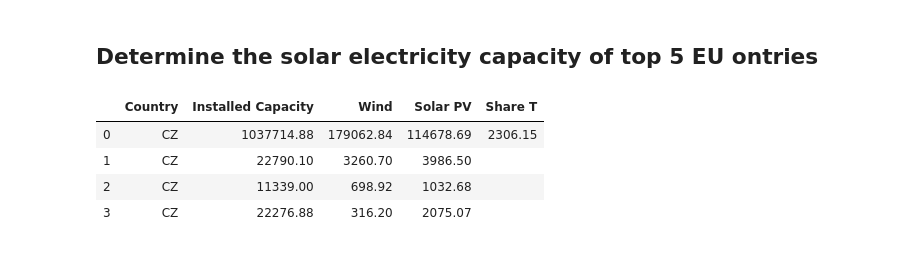
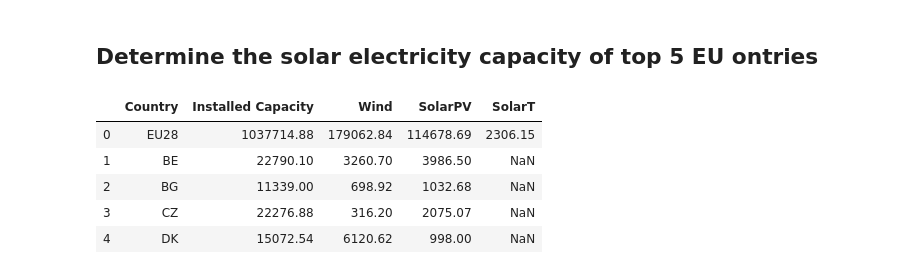
Before and after one commit to nlygar/renewable-energy-eu-statistics, a Jupyter notebook: renewable-energy-eu-statistics.ipynb, the cells around one changed output. Cells and saved outputs as stored; diff of their text form; code cells hidden in the pictures.

```diff
--- a/renewable-energy-eu-statistics.ipynb
+++ b/renewable-energy-eu-statistics.ipynb
@@ -391,10 +391,10 @@ year = 2018
 yearindex = year-1990+3
 for i in range(numbersheets):
     df1 = pd.read_excel('data/countrydatasheets_march_2020.xlsx', sheet_name=i+startsheet)
-    df_results.iloc[i,0]=df.iloc[4,3]
-    df_results.iloc[i,1]= (df1.iloc[266,yearindex]/df.iloc[257,yearindex]*100) # Renewables Total
-    df_results.iloc[i,2]= (df1.iloc[268,yearindex]/df.iloc[257,yearindex]*100) #Wind
-    df_results.iloc[i,3]= (df1.iloc[272,yearindex]/df.iloc[257,yearindex]*100) #Solar
+    df_results.iloc[i,0]=df1.iloc[4,3]
+    df_results.iloc[i,1]= (df1.iloc[266,yearindex]/df1.iloc[257,yearindex]*100) # Renewables Total
+    df_results.iloc[i,2]= (df1.iloc[268,yearindex]/df1.iloc[257,yearindex]*100) #Wind
+    df_results.iloc[i,3]= (df1.iloc[272,yearindex]/df1.iloc[257,yearindex]*100) #Solar
     df_results.iloc[i,4]= (df_results.iloc[i,1]-(df_results.iloc[i,2]+df_results.iloc[i,3])) #Rest
 
 
@@ -455,29 +437,32 @@ ax.legend(handles[::-1], labels[::-1],loc='upper left',fontsize=16)
 # %% [markdown]
 ## Determine the solar electricity capacity of top 5 EU ontries
 # %%
-numbersheets = 4
+numbersheets = 28
 df_results2 = pd.DataFrame({'Country':range(numbersheets),
                            'Installed Capacity':range(numbersheets),
                            'Wind':range(numbersheets),
-                           'Solar PV':range(numbersheets),
-                           'Share T':range(numbersheets)})
+                           'SolarPV':range(numbersheets),
+                           'SolarT':range(numbersheets)})
 
 startsheet = 2
 year = 2018
 yearindex = year-1990+3
 for i in range(numbersheets):
     df2 = pd.read_excel('data/countrydatasheets_march_2020.xlsx', sheet_name=i+startsheet)
-    df_results2.iloc[i,0]=data.iloc[4,3]
+    df_results2.iloc[i,0]=df2.iloc[4,3]
     df_results2.iloc[i,1]= df2.iloc[283,yearindex] # Renewables Total
     df_results2.iloc[i,2]= df2.iloc[287,yearindex]  #Wind
     df_results2.iloc[i,3]= df2.iloc[288,yearindex] #Solar
     df_results2.iloc[i,4]= df2.iloc[289,yearindex] #Solar
 
+#replacing blank values (white space) with NaN
+df_results2 = df_results2.replace(r'^\s*$', np.nan, regex=True)
 
 df_results2.head(5)
 # %% [output]
-|  | Country | Installed Capacity | Wind | Solar PV | Share T |
-| 0 | CZ | 1037714.88 | 179062.84 | 114678.69 | 2306.15 |
-| 1 | CZ | 22790.10 | 3260.70 | 3986.50 |  |
-| 2 | CZ | 11339.00 | 698.92 | 1032.68 |  |
-| 3 | CZ | 22276.88 | 316.20 | 2075.07 |  |
+|  | Country | Installed Capacity | Wind | SolarPV | SolarT |
+| 0 | EU28 | 1037714.88 | 179062.84 | 114678.69 | 2306.15 |
+| 1 | BE | 22790.10 | 3260.70 | 3986.50 | NaN |
+| 2 | BG | 11339.00 | 698.92 | 1032.68 | NaN |
+| 3 | CZ | 22276.88 | 316.20 | 2075.07 | NaN |
+| 4 | DK | 15072.54 | 6120.62 | 998.00 | NaN |
```
Also changed, not shown: parts of 12 cells of this notebook.
